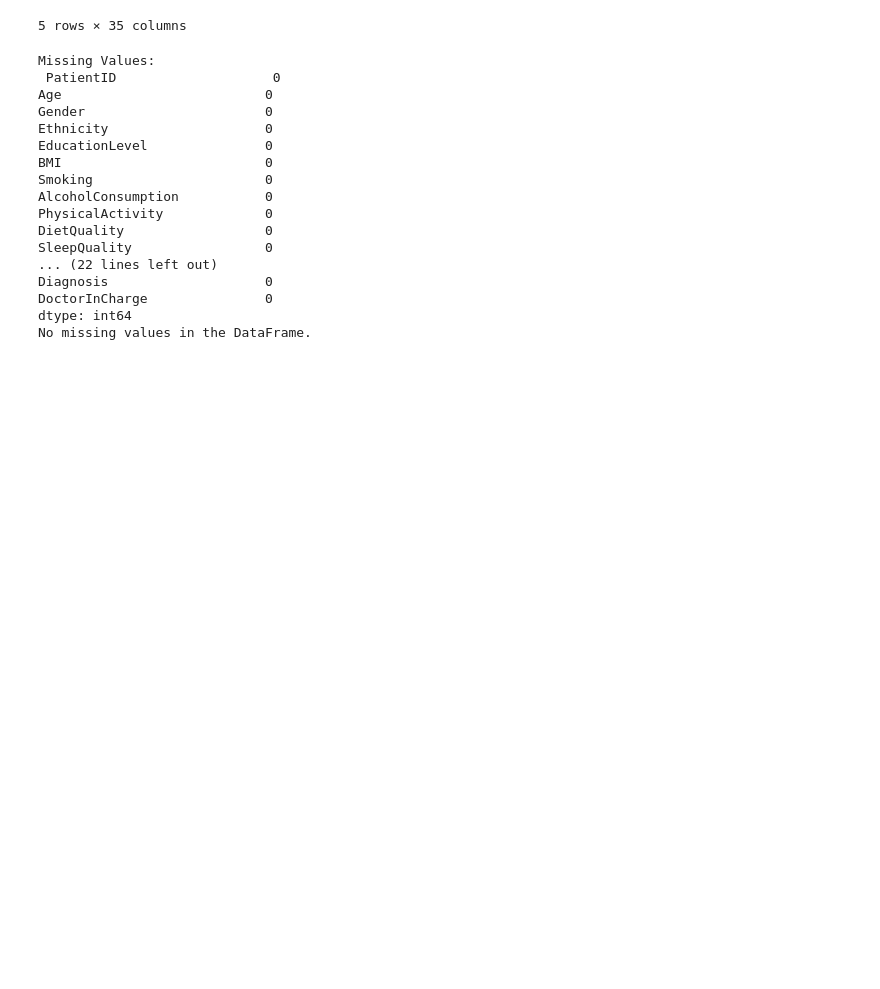
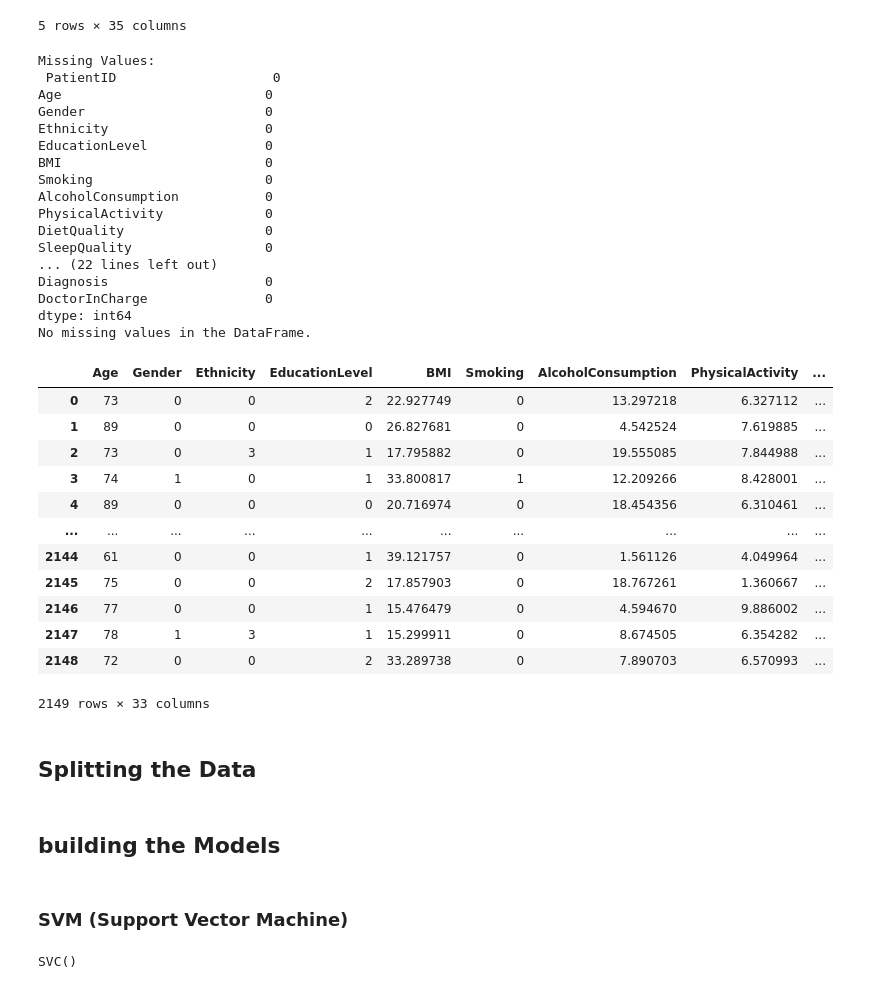
Before and after one commit to Omar-Maswadeh/IntroToAI, a Jupyter notebook: NN.ipynb, the cells around one changed output. Drawn from its saved outputs; the diff is of its cells as text; code cells hidden in the pictures; blank space fills up the shorter version.

Commit message:
splitting the data and building the models

```diff
--- a/NN.ipynb
+++ b/NN.ipynb
@@ -46,3 +46,23 @@ Diagnosis                    0
 DoctorInCharge               0
 dtype: int64
 No missing values in the DataFrame.
+# %%
+df =df.drop(["PatientID","DoctorInCharge"], axis =1)
+
+df
+# %% [output]
+|  | Age | Gender | Ethnicity | EducationLevel | BMI | Smoking | AlcoholConsumption | PhysicalActivity | ... |
+| 0 | 73 | 0 | 0 | 2 | 22.927749 | 0 | 13.297218 | 6.327112 | ... |
+| 1 | 89 | 0 | 0 | 0 | 26.827681 | 0 | 4.542524 | 7.619885 | ... |
+| 2 | 73 | 0 | 3 | 1 | 17.795882 | 0 | 19.555085 | 7.844988 | ... |
+| 3 | 74 | 1 | 0 | 1 | 33.800817 | 1 | 12.209266 | 8.428001 | ... |
+| 4 | 89 | 0 | 0 | 0 | 20.716974 | 0 | 18.454356 | 6.310461 | ... |
+| ... | ... | ... | ... | ... | ... | ... | ... | ... | ... |
+| 2144 | 61 | 0 | 0 | 1 | 39.121757 | 0 | 1.561126 | 4.049964 | ... |
+| 2145 | 75 | 0 | 0 | 2 | 17.857903 | 0 | 18.767261 | 1.360667 | ... |
+| 2146 | 77 | 0 | 0 | 1 | 15.476479 | 0 | 4.594670 | 9.886002 | ... |
+| 2147 | 78 | 1 | 3 | 1 | 15.299911 | 0 | 8.674505 | 6.354282 | ... |
+| 2148 | 72 | 0 | 0 | 2 | 33.289738 | 0 | 7.890703 | 6.570993 | ... |
+2149 rows × 33 columns
+# %% [markdown]
+## Splitting the Data
@@ -48,0 +78,14 @@ No missing values in the DataFrame.
+# %% [markdown]
+## building the Models
+# %% [markdown]
+### SVM (Support Vector Machine)
+# %%
+from sklearn.svm import SVC
+
+# Create the SVM model
+svm_model = SVC()
+
+# Train the model
+svm_model.fit(X_train, y_train)
+# %% [output]
+SVC()
```
Also changed, not shown: parts of 9 cells of this notebook.
